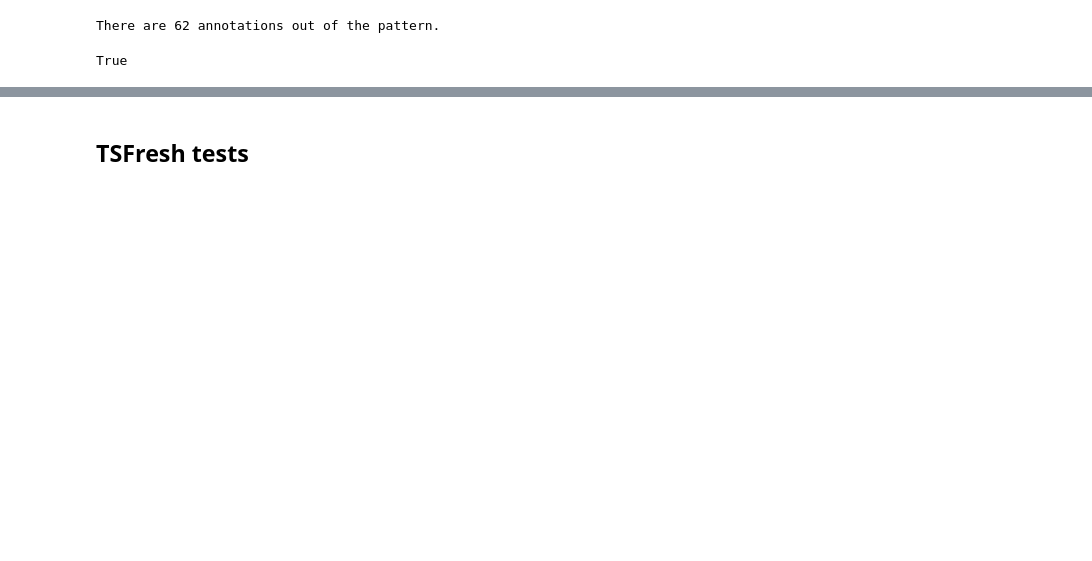
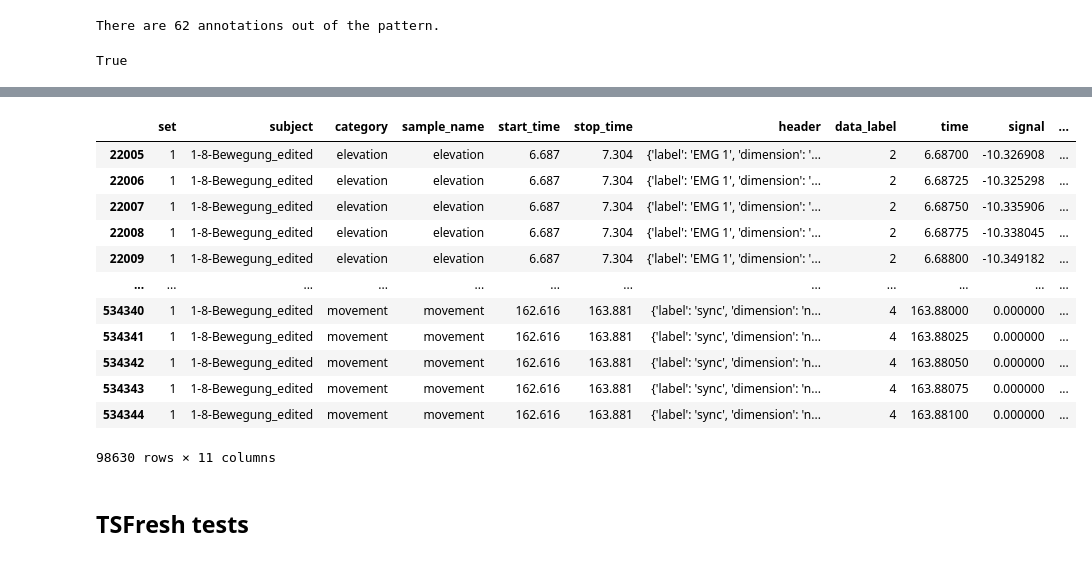
Before and after one commit to Matheusmno/Automatic-Feature-Extraction, a Jupyter notebook: usage.ipynb, the cells around one changed output, grey strips where cells are left out. Saved outputs shown, nothing was run; the diff lists cells and outputs as text; code cells hidden in the pictures; blank space fills up the shorter version.

```diff
--- a/usage.ipynb
+++ b/usage.ipynb
@@ -264,3 +321,19 @@ final
+# %%
+general_df[general_df.category != 'swallow']
+# %% [output]
+|  | set | subject | category | sample_name | start_time | stop_time | header | data_label | time | signal | ... |
+| 22005 | 1 | 1-8-Bewegung_edited | elevation | elevation | 6.687 | 7.304 | {'label': 'EMG 1', 'dimension': '... | 2 | 6.68700 | -10.326908 | ... |
+| 22006 | 1 | 1-8-Bewegung_edited | elevation | elevation | 6.687 | 7.304 | {'label': 'EMG 1', 'dimension': '... | 2 | 6.68725 | -10.325298 | ... |
+| 22007 | 1 | 1-8-Bewegung_edited | elevation | elevation | 6.687 | 7.304 | {'label': 'EMG 1', 'dimension': '... | 2 | 6.68750 | -10.335906 | ... |
+| 22008 | 1 | 1-8-Bewegung_edited | elevation | elevation | 6.687 | 7.304 | {'label': 'EMG 1', 'dimension': '... | 2 | 6.68775 | -10.338045 | ... |
+| 22009 | 1 | 1-8-Bewegung_edited | elevation | elevation | 6.687 | 7.304 | {'label': 'EMG 1', 'dimension': '... | 2 | 6.68800 | -10.349182 | ... |
+| ... | ... | ... | ... | ... | ... | ... | ... | ... | ... | ... | ... |
+| 534340 | 1 | 1-8-Bewegung_edited | movement | movement | 162.616 | 163.881 | {'label': 'sync', 'dimension': 'n... | 4 | 163.88000 | 0.000000 | ... |
+| 534341 | 1 | 1-8-Bewegung_edited | movement | movement | 162.616 | 163.881 | {'label': 'sync', 'dimension': 'n... | 4 | 163.88025 | 0.000000 | ... |
+| 534342 | 1 | 1-8-Bewegung_edited | movement | movement | 162.616 | 163.881 | {'label': 'sync', 'dimension': 'n... | 4 | 163.88050 | 0.000000 | ... |
+| 534343 | 1 | 1-8-Bewegung_edited | movement | movement | 162.616 | 163.881 | {'label': 'sync', 'dimension': 'n... | 4 | 163.88075 | 0.000000 | ... |
+| 534344 | 1 | 1-8-Bewegung_edited | movement | movement | 162.616 | 163.881 | {'label': 'sync', 'dimension': 'n... | 4 | 163.88100 | 0.000000 | ... |
+98630 rows × 11 columns
 # %% [markdown]
 ## TSFresh tests
 # %%
```
Also changed, not shown: parts of 15 cells of this notebook, 1 other file.
